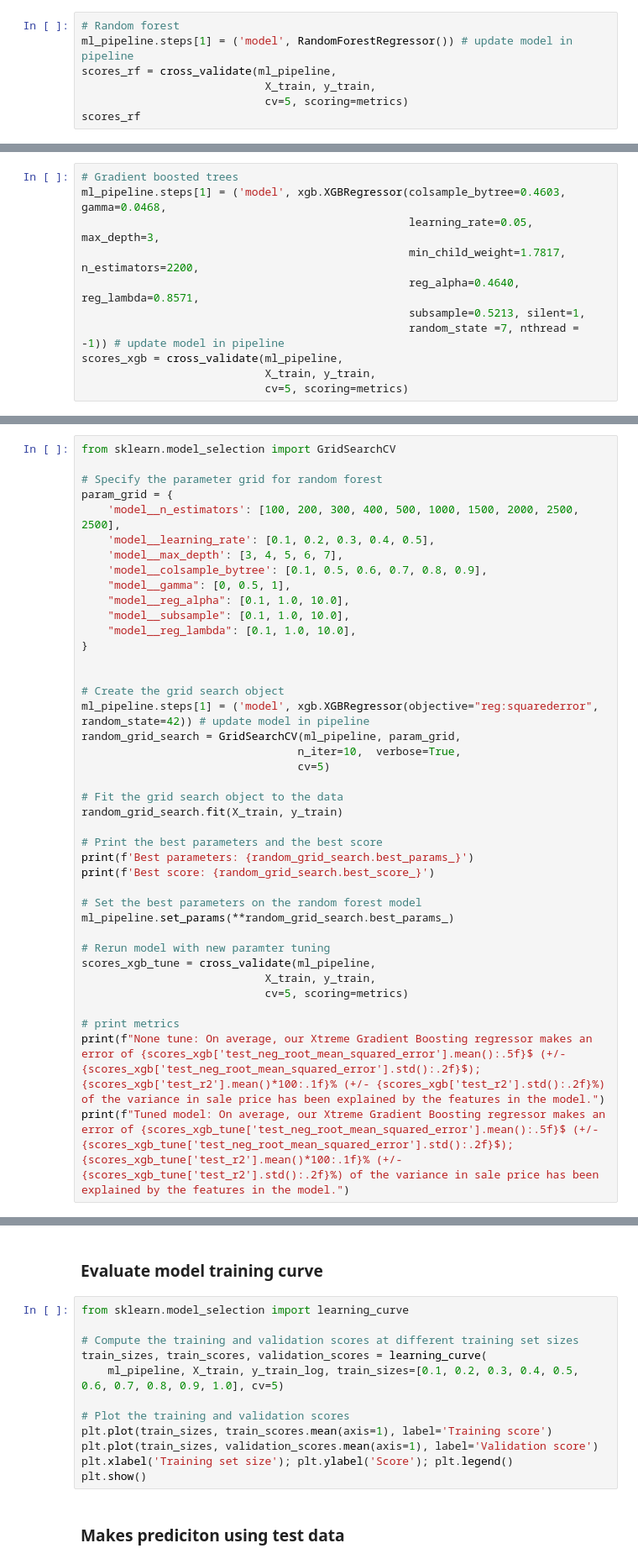
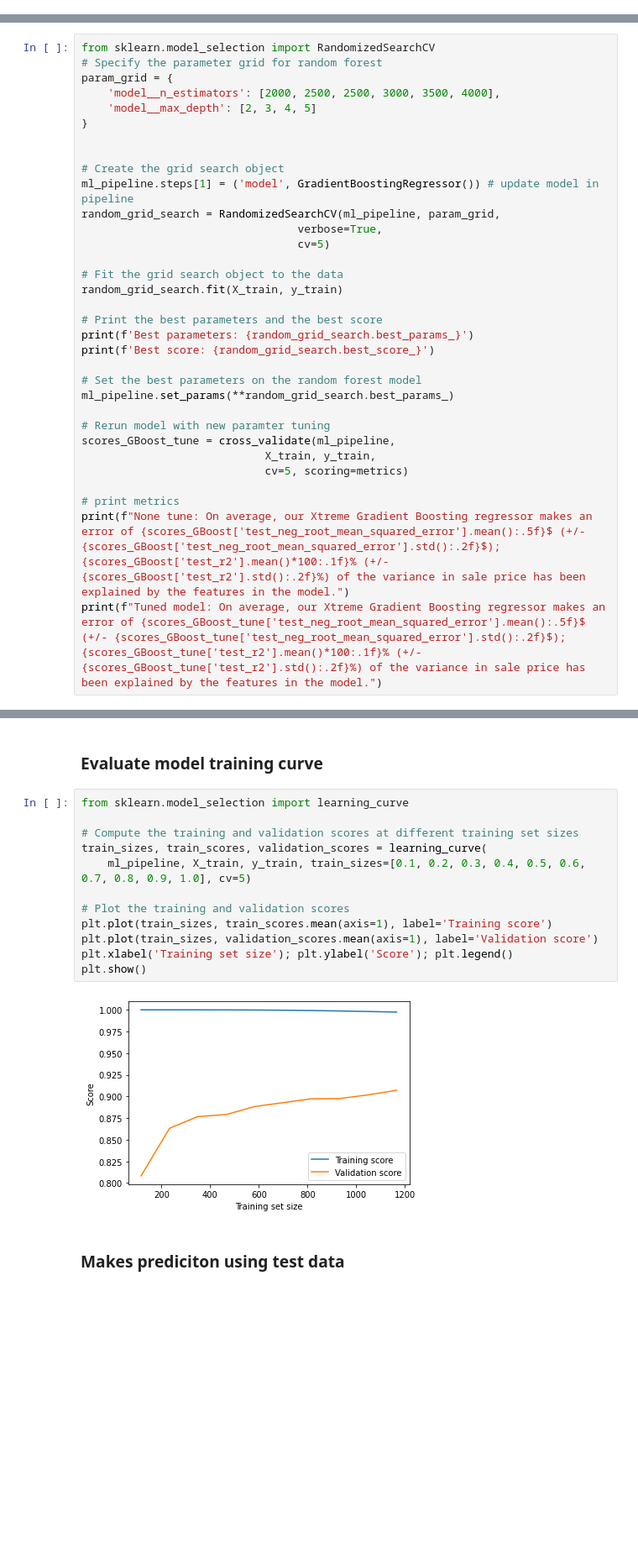
Before and after one commit to truenomad/house-price-prediction-using-scikit, a Jupyter notebook: house-price-prediction-advanced-scikit.ipynb, the cells around one changed output, grey strips where cells are left out. Shown: that part at 84% size. Cells and saved outputs as stored; diff of their text form; blank space fills up the shorter version.

```diff
--- a/house-price-prediction-advanced-scikit.ipynb
+++ b/house-price-prediction-advanced-scikit.ipynb
@@ -645,7 +585,0 @@ On average, our XGB regressor makes an error of nan$ (+/- nan$); nan% (+/- nan%)
-# %%
-# Random forest
-ml_pipeline.steps[1] = ('model', RandomForestRegressor()) # update model in pipeline
-scores_rf = cross_validate(ml_pipeline,
-                            X_train, y_train,
-                            cv=5, scoring=metrics)
-scores_rf
@@ -662,11 +585,0 @@ On average, our XGB regressor makes an error of -0.01404$ (+/- 0.001$); 78.9% (+
-# %%
-# Gradient boosted trees
-ml_pipeline.steps[1] = ('model', xgb.XGBRegressor(colsample_bytree=0.4603, gamma=0.0468,
-                                                  learning_rate=0.05, max_depth=3,
-                                                  min_child_weight=1.7817, n_estimators=2200,
-                                                  reg_alpha=0.4640, reg_lambda=0.8571,
-                                                  subsample=0.5213, silent=1,
-                                                  random_state =7, nthread = -1)) # update model in pipeline
-scores_xgb = cross_validate(ml_pipeline,
-                            X_train, y_train,
-                            cv=5, scoring=metrics)
@@ -790,25 +651,18 @@ scores_LGGoost.mean()
 # %% [markdown]
 ### Build and hyperparameter tune the best model
 # %%
-from sklearn.model_selection import GridSearchCV
-
+from sklearn.model_selection import RandomizedSearchCV
 # Specify the parameter grid for random forest
 param_grid = {
-    'model__n_estimators': [100, 200, 300, 400, 500, 1000, 1500, 2000, 2500, 2500],
-    'model__learning_rate': [0.1, 0.2, 0.3, 0.4, 0.5],
-    'model__max_depth': [3, 4, 5, 6, 7],
-    'model__colsample_bytree': [0.1, 0.5, 0.6, 0.7, 0.8, 0.9],
-    "model__gamma": [0, 0.5, 1],
-    "model__reg_alpha": [0.1, 1.0, 10.0],
-    "model__subsample": [0.1, 1.0, 10.0],
-    "model__reg_lambda": [0.1, 1.0, 10.0],
+    'model__n_estimators': [2000, 2500, 2500, 3000, 3500, 4000],
+    'model__max_depth': [2, 3, 4, 5]
 }
 
 
 # Create the grid search object
-ml_pipeline.steps[1] = ('model', xgb.XGBRegressor(objective="reg:squarederror", random_state=42)) # update model in pipeline
-random_grid_search = GridSearchCV(ml_pipeline, param_grid,
-                                 n_iter=10,  verbose=True,
+ml_pipeline.steps[1] = ('model', GradientBoostingRegressor()) # update model in pipeline
+random_grid_search = RandomizedSearchCV(ml_pipeline, param_grid,
+                                 verbose=True,
                                  cv=5)
 
 # Fit the grid search object to the data
@@ -822,10 +676,10 @@ print(f'Best score: {random_grid_search.best_score_}')
 ml_pipeline.set_params(**random_grid_search.best_params_)
 
 # Rerun model with new paramter tuning
-scores_xgb_tune = cross_validate(ml_pipeline,
+scores_GBoost_tune = cross_validate(ml_pipeline,
                             X_train, y_train,
                             cv=5, scoring=metrics)
 
 # print metrics
-print(f"None tune: On average, our Xtreme Gradient Boosting regressor makes an error of {scores_xgb['test_neg_root_mean_squared_error'].mean():.5f}$ (+/- {scores_xgb['test_neg_root_mean_squared_error'].std():.2f}$); {scores_xgb['test_r2'].mean()*100:.1f}% (+/- {scores_xgb['test_r2'].std():.2f}%) of the variance in sale price has been explained by the features in the model.")
-print(f"Tuned model: On average, our Xtreme Gradient Boosting regressor makes an error of {scores_xgb_tune['test_neg_root_mean_squared_error'].mean():.5f}$ (+/- {scores_xgb_tune['test_neg_root_mean_squared_error'].std():.2f}$); {scores_xgb_tune['test_r2'].mean()*100:.1f}% (+/- {scores_xgb_tune['test_r2'].std():.2f}%) of the variance in sale price has been explained by the features in the model.")
+print(f"None tune: On average, our Xtreme Gradient Boosting regressor makes an error of {scores_GBoost['test_neg_root_mean_squared_error'].mean():.5f}$ (+/- {scores_GBoost['test_neg_root_mean_squared_error'].std():.2f}$); {scores_GBoost['test_r2'].mean()*100:.1f}% (+/- {scores_GBoost['test_r2'].std():.2f}%) of the variance in sale price has been explained by the features in the model.")
+print(f"Tuned model: On average, our Xtreme Gradient Boosting regressor makes an error of {scores_GBoost_tune['test_neg_root_mean_squared_error'].mean():.5f}$ (+/- {scores_GBoost_tune['test_neg_root_mean_squared_error'].std():.2f}$); {scores_GBoost_tune['test_r2'].mean()*100:.1f}% (+/- {scores_GBoost_tune['test_r2'].std():.2f}%) of the variance in sale price has been explained by the features in the model.")
@@ -906,15 +760,17 @@ print(f"Tuned model3: On average, our Xtreme Gradient Boosting regressor makes a
 # %%
 from sklearn.model_selection import learning_curve
 
 # Compute the training and validation scores at different training set sizes
 train_sizes, train_scores, validation_scores = learning_curve(
-    ml_pipeline, X_train, y_train_log, train_sizes=[0.1, 0.2, 0.3, 0.4, 0.5, 0.6, 0.7, 0.8, 0.9, 1.0], cv=5)
+    ml_pipeline, X_train, y_train, train_sizes=[0.1, 0.2, 0.3, 0.4, 0.5, 0.6, 0.7, 0.8, 0.9, 1.0], cv=5)
 
 # Plot the training and validation scores
 plt.plot(train_sizes, train_scores.mean(axis=1), label='Training score')
 plt.plot(train_sizes, validation_scores.mean(axis=1), label='Validation score')
 plt.xlabel('Training set size'); plt.ylabel('Score'); plt.legend()
 plt.show()
+# %% [output]
+[figure, added]
 # %% [markdown]
 ### Makes prediciton using test data
 # %%
```
Also changed, not shown: parts of 33 cells of this notebook.
